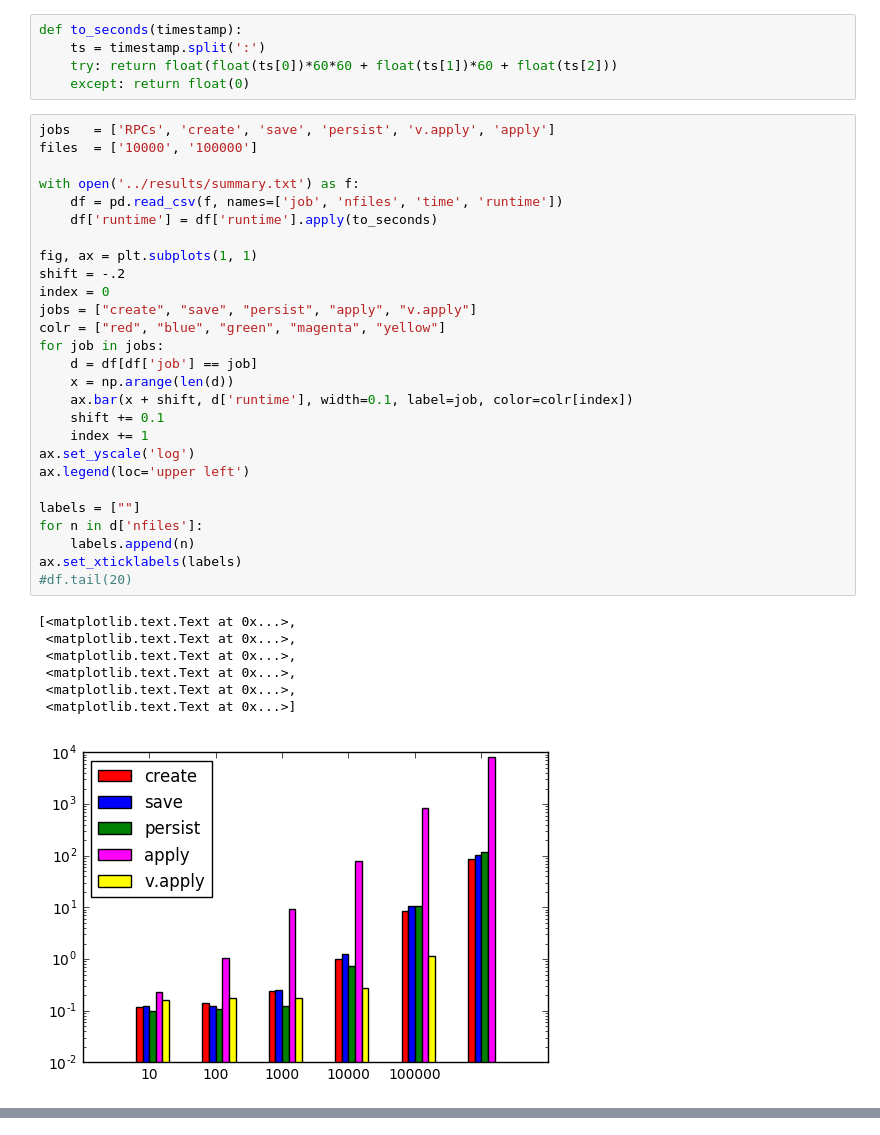
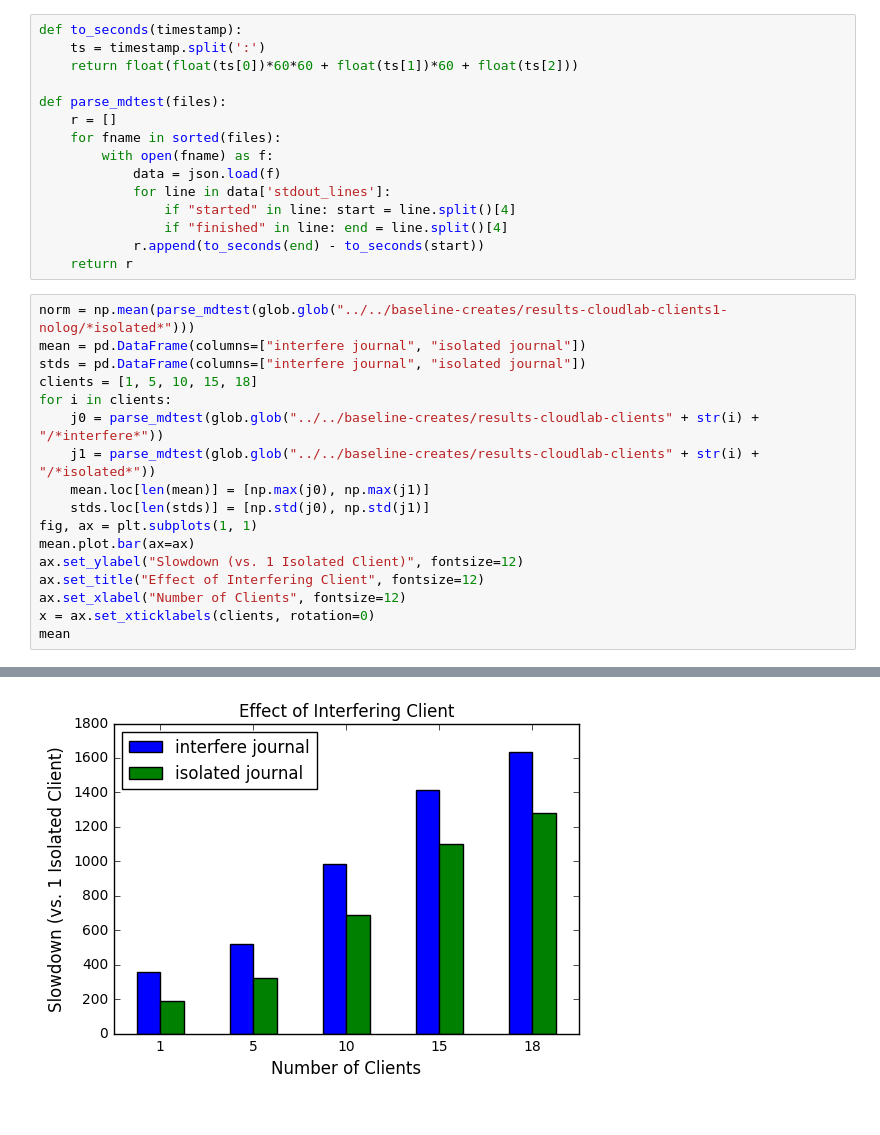
Before and after one commit to michaelsevilla/cudele-popper, a Jupyter notebook: experiments/cudele-mergescale/visualize/viz.ipynb, the cells around one changed output, grey strips where cells are left out. Cells and saved outputs as stored; diff of their text form.

Commit message:
paper: add some slowdown merge scale graphs
Signed-off-by: Michael Sevilla <mikesevilla3@gmail.com>

```diff
--- a/experiments/cudele-mergescale/visualize/viz.ipynb
+++ b/experiments/cudele-mergescale/visualize/viz.ipynb
@@ -13,40 +10,33 @@ warnings.filterwarnings('ignore')
 # %%
 def to_seconds(timestamp):
     ts = timestamp.split(':')
-    try: return float(float(ts[0])*60*60 + float(ts[1])*60 + float(ts[2]))
-    except: return float(0)
+    return float(float(ts[0])*60*60 + float(ts[1])*60 + float(ts[2]))
+
+def parse_mdtest(files):
+    r = []
+    for fname in sorted(files):
+        with open(fname) as f:
+            data = json.load(f)
+            for line in data['stdout_lines']:
+                if "started" in line: start = line.split()[4]
+                if "finished" in line: end = line.split()[4]
+            r.append(to_seconds(end) - to_seconds(start))
+    return r
-# %%
-jobs   = ['RPCs', 'create', 'save', 'persist', 'v.apply', 'apply']
-files  = ['10000', '100000']
-
-with open('../results/summary.txt') as f:
-    df = pd.read_csv(f, names=['job', 'nfiles', 'time', 'runtime'])
-    df['runtime'] = df['runtime'].apply(to_seconds)
-
-fig, ax = plt.subplots(1, 1)
-shift = -.2
-index = 0
-jobs = ["create", "save", "persist", "apply", "v.apply"]
-colr = ["red", "blue", "green", "magenta", "yellow"]
-for job in jobs:
-    d = df[df['job'] == job]
-    x = np.arange(len(d))
-    ax.bar(x + shift, d['runtime'], width=0.1, label=job, color=colr[index])
-    shift += 0.1
-    index += 1
-ax.set_yscale('log')
-ax.legend(loc='upper left')
-
-labels = [""]
-for n in d['nfiles']:
-    labels.append(n)
-ax.set_xticklabels(labels)
-#df.tail(20)
-# %% [output]
-[<matplotlib.text.Text at 0x...>,
- <matplotlib.text.Text at 0x...>,
- <matplotlib.text.Text at 0x...>,
- <matplotlib.text.Text at 0x...>,
- <matplotlib.text.Text at 0x...>,
- <matplotlib.text.Text at 0x...>]
-[figure, removed]
+# %%
+norm = np.mean(parse_mdtest(glob.glob("../../baseline-creates/results-cloudlab-clients1-nolog/*isolated*")))
+mean = pd.DataFrame(columns=["interfere journal", "isolated journal"])
+stds = pd.DataFrame(columns=["interfere journal", "isolated journal"])
+clients = [1, 5, 10, 15, 18]
+for i in clients:
+    j0 = parse_mdtest(glob.glob("../../baseline-creates/results-cloudlab-clients" + str(i) + "/*interfere*"))
+    j1 = parse_mdtest(glob.glob("../../baseline-creates/results-cloudlab-clients" + str(i) + "/*isolated*"))
+    mean.loc[len(mean)] = [np.max(j0), np.max(j1)]
+    stds.loc[len(stds)] = [np.std(j0), np.std(j1)]
+fig, ax = plt.subplots(1, 1)
+mean.plot.bar(ax=ax)
+ax.set_ylabel("Slowdown (vs. 1 Isolated Client)", fontsize=12)
+ax.set_title("Effect of Interfering Client", fontsize=12)
+ax.set_xlabel("Number of Clients", fontsize=12)
+x = ax.set_xticklabels(clients, rotation=0)
+mean
+# %% [output]
@@ -52,0 +49 @@ ax.set_xticklabels(labels)
+[figure, added]
```
Also changed, not shown: parts of 3 cells of this notebook, 1 other file.
